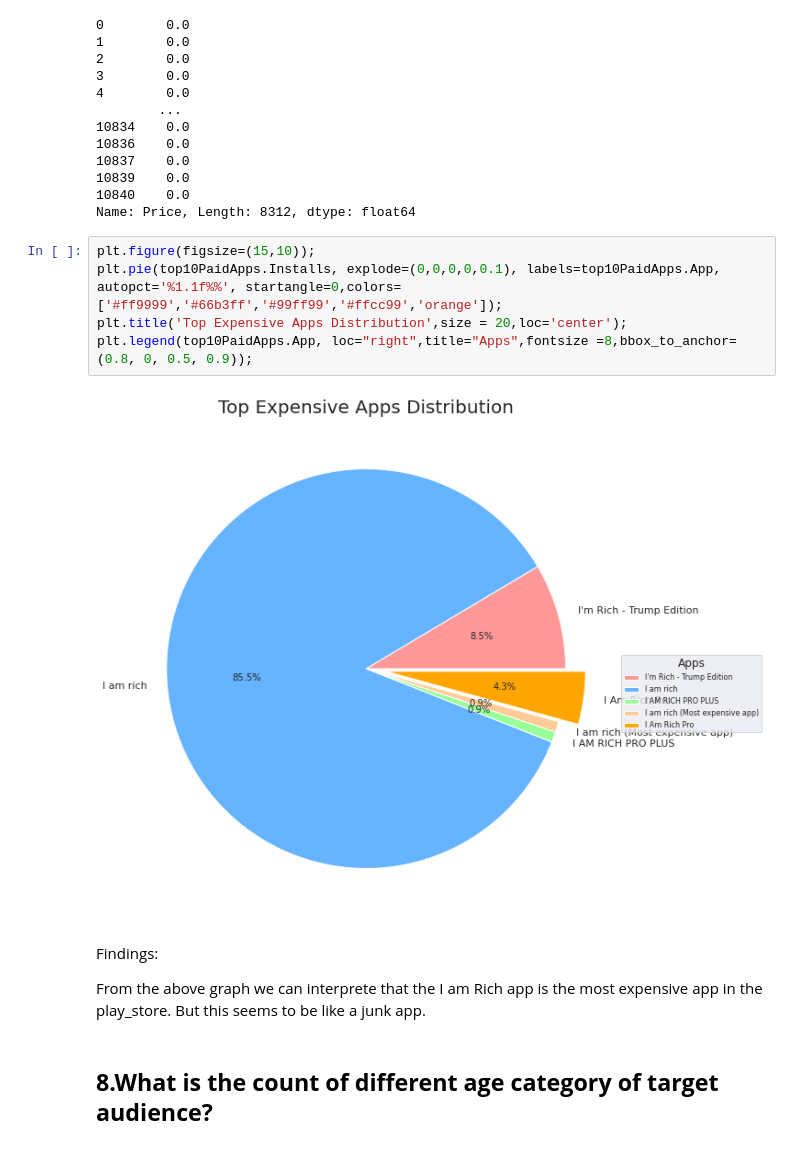
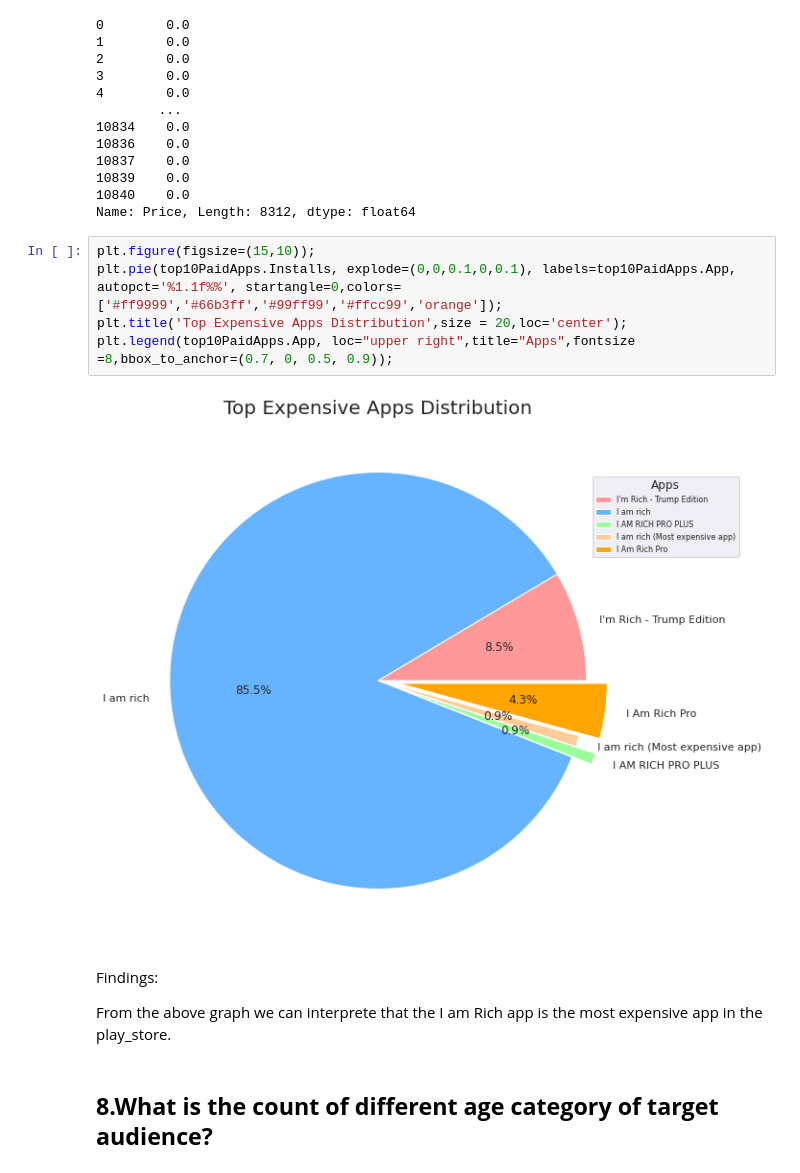
Before and after one commit to Shubhangani-Tiwari/Play-Store--Apps-Reviews-Project, a Jupyter notebook: Copy_of_MY_PROJECT_Capstone_Project.ipynb, the cells around one changed output. Saved outputs shown, nothing was run; the diff lists cells and outputs as text.

```diff
--- a/Copy_of_MY_PROJECT_Capstone_Project.ipynb
+++ b/Copy_of_MY_PROJECT_Capstone_Project.ipynb
@@ -1591,15 +1580,15 @@ cleaned_df_apps["Price"]
 Name: Price, Length: 8312, dtype: float64
 # %%
 plt.figure(figsize=(15,10));
-plt.pie(top10PaidApps.Installs, explode=(0,0,0,0,0.1), labels=top10PaidApps.App, autopct='%1.1f%%', startangle=0,colors=['#ff9999','#66b3ff','#99ff99','#ffcc99','orange']);
+plt.pie(top10PaidApps.Installs, explode=(0,0,0.1,0,0.1), labels=top10PaidApps.App, autopct='%1.1f%%', startangle=0,colors=['#ff9999','#66b3ff','#99ff99','#ffcc99','orange']);
 plt.title('Top Expensive Apps Distribution',size = 20,loc='center');
-plt.legend(top10PaidApps.App, loc="right",title="Apps",fontsize =8,bbox_to_anchor=(0.8, 0, 0.5, 0.9));
+plt.legend(top10PaidApps.App, loc="upper right",title="Apps",fontsize =8,bbox_to_anchor=(0.7, 0, 0.5, 0.9));
 # %% [output]
-[figure, old version]
+[figure, new version]
 # %% [markdown]
 Findings:
 
-From the above graph we can interprete that the I am Rich app is the most expensive app in the play_store. But this seems to be like a junk app.
+From the above graph we can interprete that the I am Rich app is the most expensive app in the play_store.
 # %% [markdown]
 ## **8.What is the count of different age category of target audience?**
 # %%
```
Also changed, not shown: parts of 13 cells of this notebook.
